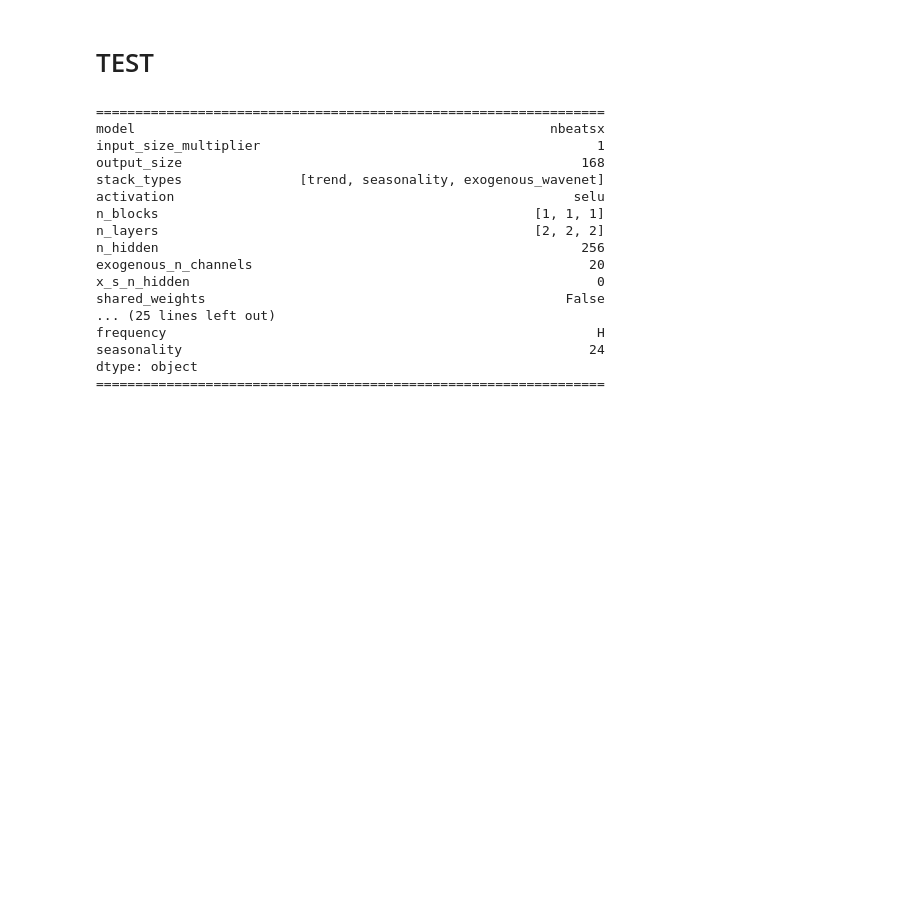
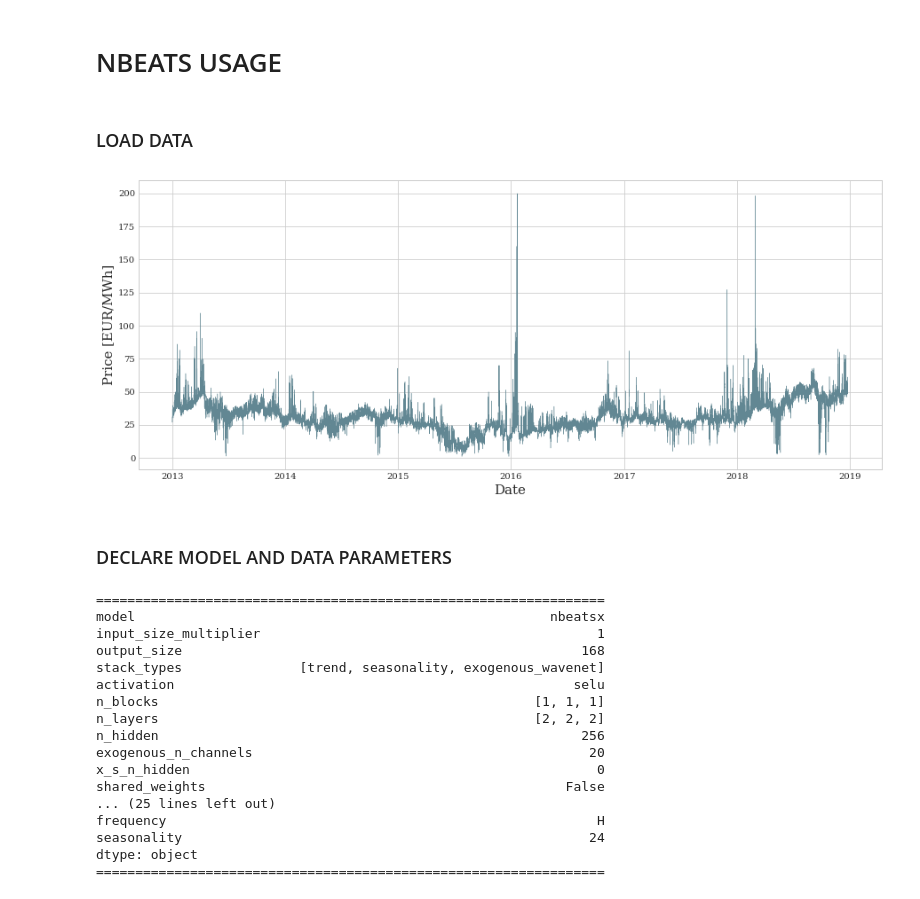
Before and after one commit to Nixtla/Nixtla, a Jupyter notebook: nbs/models_nbeats__nbeats.ipynb, the cells around one changed output. Saved outputs shown, nothing was run; the diff lists cells and outputs as text; code cells hidden in the pictures; blank space fills up the shorter version.

Commit message:
Matching usage from README with usage in nbeats notebook

```diff
--- a/nbs/models_nbeats__nbeats.ipynb
+++ b/nbs/models_nbeats__nbeats.ipynb
@@ -648,5 +648,3 @@ class Nbeats(object):
         checkpoint = t.load(model_file, map_location=self.device)
         self.model.load_state_dict(checkpoint['model_state_dict'])
         self.model.to(self.device)
-# %% [markdown]
-# TEST
@@ -655,3 +651,33 @@ import matplotlib.pyplot as plt
+# %% [markdown]
+# NBEATS USAGE
+# %% [markdown]
+### LOAD DATA
+# %%
+import pandas as pd
+from nixtla.data.datasets.epf import EPF, EPFInfo
+from nixtla.data.tsloader_general import TimeSeriesLoader
+from nixtla.experiments.utils import create_datasets
+
+import pylab as plt
+from pylab import rcParams
+plt.style.use('seaborn-whitegrid')
+plt.rcParams['font.family'] = 'serif'
+
+FONTSIZE = 17
+
+# Load and plot data
+Y_df, X_df, S_df = EPF.load_groups(directory='../data', groups=['NP'])
+
+fig = plt.figure(figsize=(15, 6))
+plt.plot(Y_df.ds, Y_df.y.values, color='#628793', linewidth=0.4)
+plt.ylabel('Price [EUR/MWh]', fontsize=15)
+plt.xlabel('Date', fontsize=15)
+# plt.savefig('./results/NP.png', bbox_inches = 'tight')
+plt.show()
+# %% [output]
+[figure, added]
+# %% [markdown]
+### DECLARE MODEL AND DATA PARAMETERS
 # %%
 # Architecture parameters
 mc = {}
```
Also changed, not shown: parts of 16 cells of this notebook, 2 other files.
